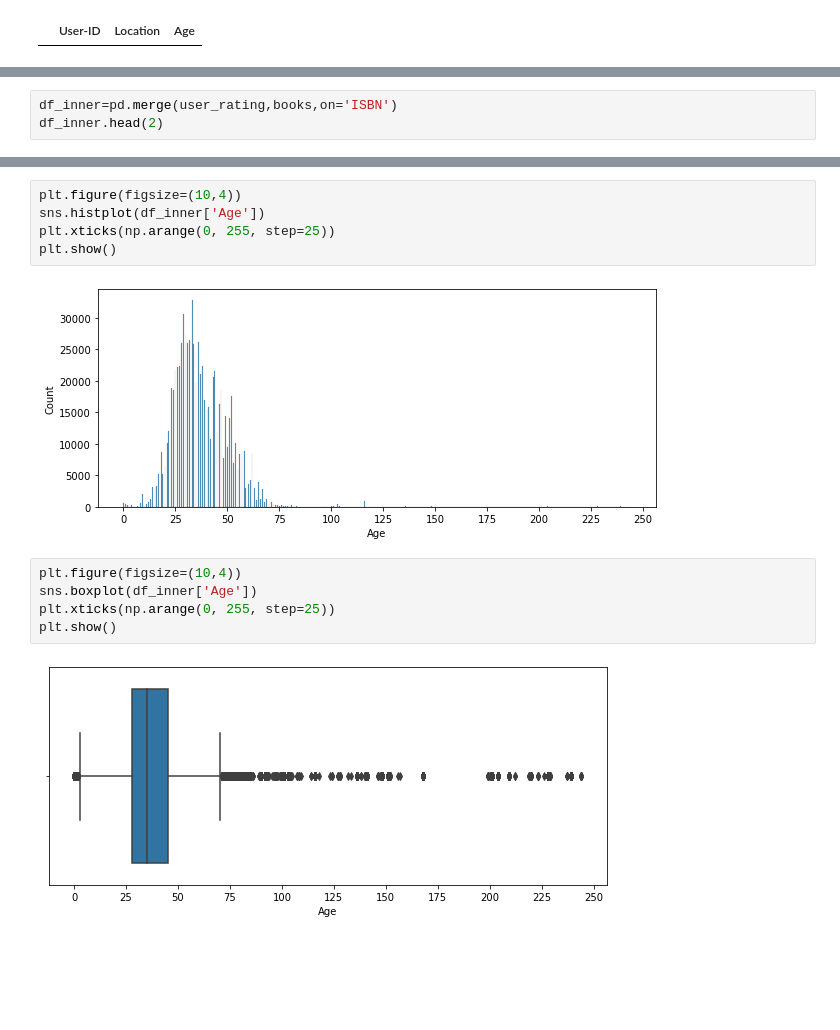
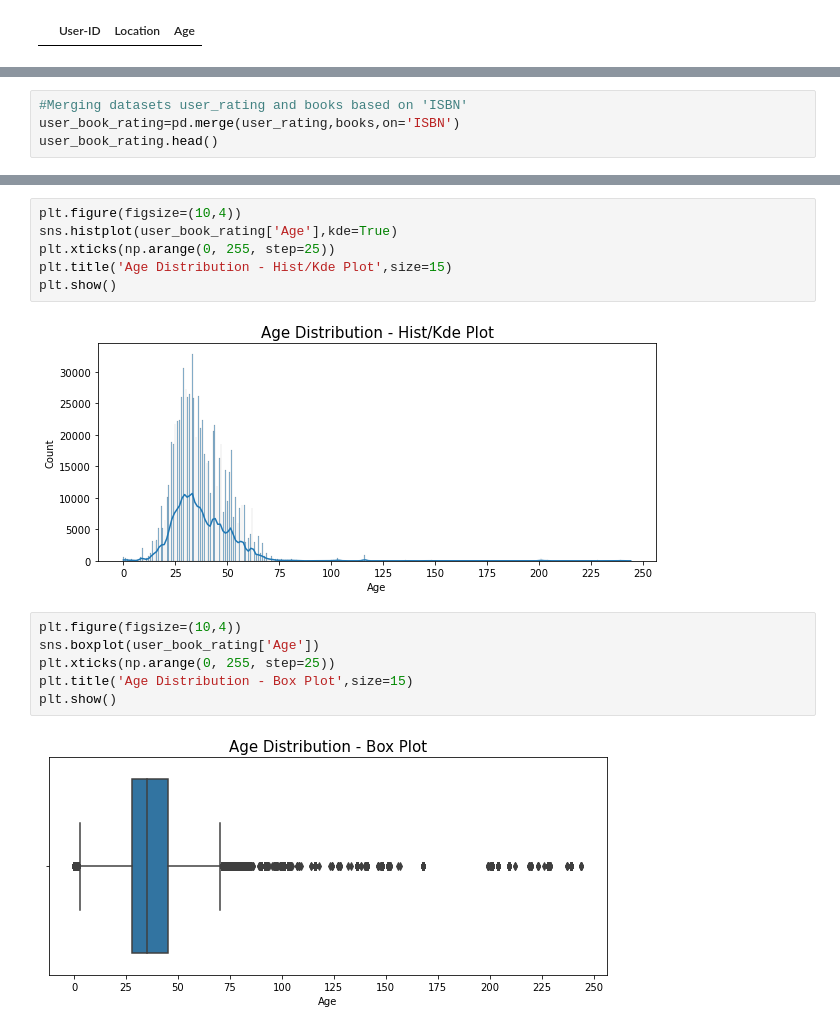
Before and after one commit to Rajkumar17493/Book_Recommendation, a Jupyter notebook: EDA.ipynb, the cells around one changed output, grey strips where cells are left out. Saved outputs shown, nothing was run; the diff lists cells and outputs as text; blank space fills up the shorter version.

```diff
--- a/EDA.ipynb
+++ b/EDA.ipynb
@@ -98,6 +98,7 @@ dtype: int64
 # %%
-df_inner=pd.merge(user_rating,books,on='ISBN')
-df_inner.head(2)
+#Merging datasets user_rating and books based on 'ISBN'
+user_book_rating=pd.merge(user_rating,books,on='ISBN')
+user_book_rating.head()
 # %% [output]
 |  | User-ID | Location | Age | ISBN | Book-Rating | Book-Title | Book-Author | Year-Of-Publication | ... |
 | 0 | 2 | stockton, california, usa | 18.0 | 0195153448 | 0 | Classical Mythology | Mark P. O. Morford | 2002 | ... |
@@ -244,14 +205,16 @@ Name: Book-Rating, dtype: int64
 # %%
 plt.figure(figsize=(10,4))
-sns.histplot(df_inner['Age'])
+sns.histplot(user_book_rating['Age'],kde=True)
 plt.xticks(np.arange(0, 255, step=25))
+plt.title('Age Distribution - Hist/Kde Plot',size=15)
 plt.show()
 # %% [output]
-[figure, old version]
+[figure, new version]
 # %%
 plt.figure(figsize=(10,4))
-sns.boxplot(df_inner['Age'])
+sns.boxplot(user_book_rating['Age'])
 plt.xticks(np.arange(0, 255, step=25))
+plt.title('Age Distribution - Box Plot',size=15)
 plt.show()
 # %% [output]
-[figure, old version]
+[figure, new version]
```
Also changed, not shown: parts of 42 cells of this notebook.
